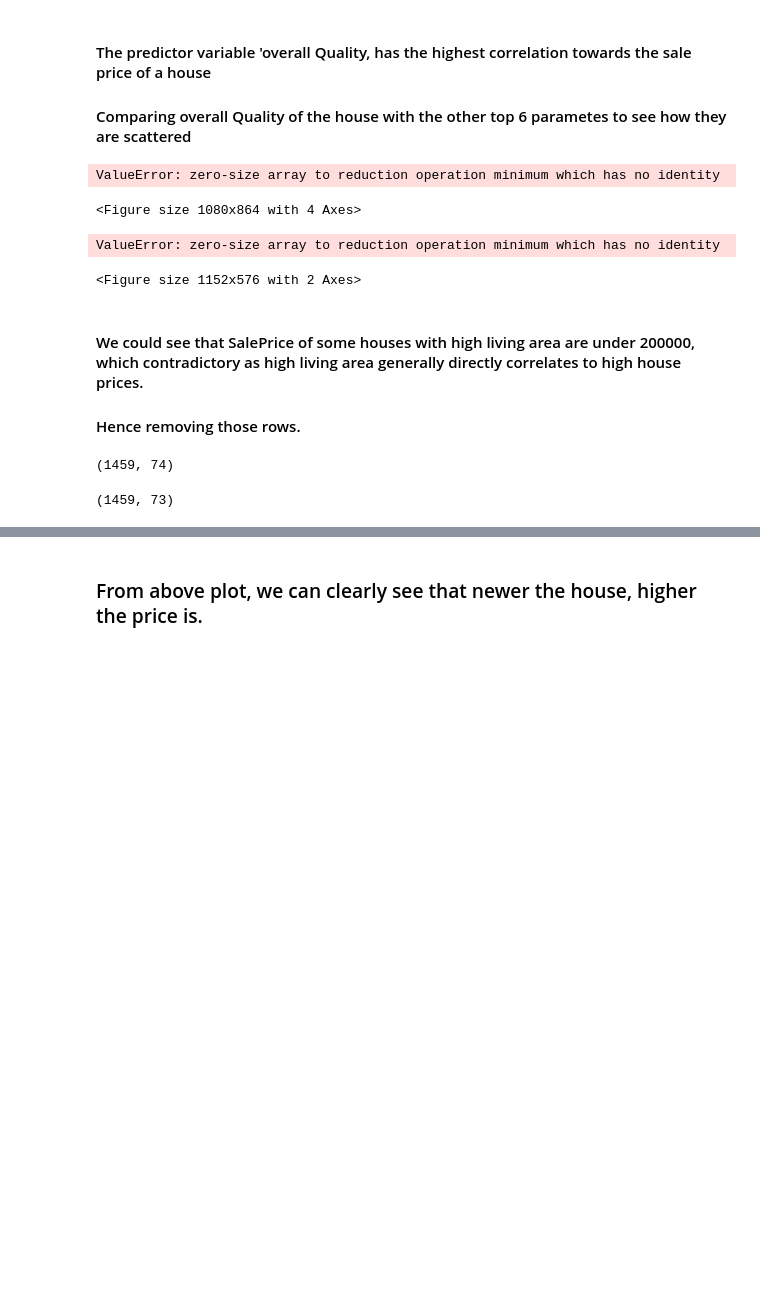
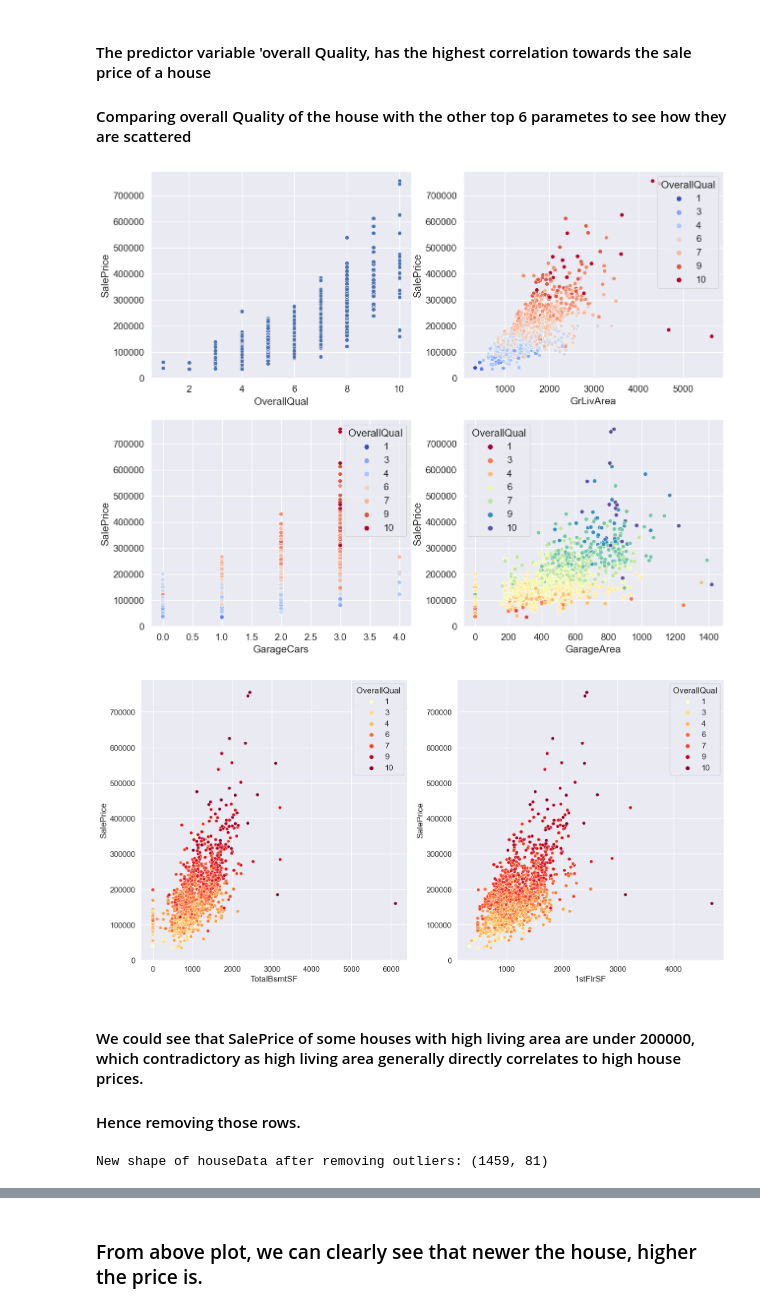
Before and after one commit to vineetkukreti/House_price_prediction, a Jupyter notebook: HousePriceRegression_With_Ensemble.ipynb, the cells around one changed output, grey strips where cells are left out. Drawn from its saved outputs; the diff is of its cells as text; code cells hidden in the pictures; blank space fills up the shorter version.

```diff
--- a/HousePriceRegression_With_Ensemble.ipynb
+++ b/HousePriceRegression_With_Ensemble.ipynb
@@ -207,7 +323,13 @@ GarageYrBlt    5.547945
 dtype: float64
 # %%
-#Similarly checking for missing values and imputations in test dataset.
-for column in houseTest[['GarageType', 'GarageFinish', 'GarageQual', 'GarageCond','BsmtQual','BsmtCond','BsmtExposure','BsmtFinType1','BsmtFinType2','MasVnrType','Electrical']]:
+# Impute missing values for categorical features in houseTest DataFrame
+for column in houseTest[['GarageType', 'GarageFinish', 'GarageQual', 'GarageCond',
+                         'BsmtQual', 'BsmtCond', 'BsmtExposure', 'BsmtFinType1',
+                         'BsmtFinType2', 'MasVnrType', 'Electrical']]:
+    # Calculate mode for the current column and fill missing values with it
     houseTest[column].fillna(houseTest[column].mode()[0], inplace=True)
-missingDataPercentage(houseTest)
+
+# Calculate missing data percentages for the updated houseTest DataFrame
+print("Missing data percentages for updated houseTest:")
+calculate_missing_data_percentage(houseTest)
 # %% [output]
@@ -315,48 +484,48 @@ houseData.describe().transpose()
 #### The predictor variable 'overall Quality, has the highest correlation towards the sale price of a house
 #### Comparing overall Quality of the house with the other top 6 parametes to see how they are scattered
 # %%
-fig = plt.figure(figsize=(15, 12))
+# Set the figure size and font scale
+plt.figure(figsize=(15, 12))
 sns.set(font_scale=1.25)
 
-#Box plot overallqual/salePrice
-fig1 = fig.add_subplot(221);
-sns.scatterplot(x='OverallQual', y='SalePrice', data=houseData[['SalePrice', 'OverallQual']])
+# Scatter plot OverallQual vs SalePrice
+plt.subplot(221)
+sns.scatterplot(x='OverallQual', y='SalePrice', data=houseData)
 
-# GrLivArea vs SalePrice plot
-fig2 = fig.add_subplot(222);
-sns.scatterplot(x = houseData.GrLivArea, y = houseData.SalePrice, hue=houseData.OverallQual, palette= 'coolwarm')
+# Scatter plot GrLivArea vs SalePrice with OverallQual as hue
+plt.subplot(222)
+sns.scatterplot(x='GrLivArea', y='SalePrice', hue='OverallQual', data=houseData, palette='coolwarm')
 
-# GarageCars vs SalePrice plot
-fig3 = fig.add_subplot(223);
-sns.scatterplot(x = houseData.GarageCars, y = houseData.SalePrice, hue=houseData.OverallQual, palette= 'coolwarm')
+# Scatter plot GarageCars vs SalePrice with OverallQual as hue
+plt.subplot(223)
+sns.scatterplot(x='GarageCars', y='SalePrice', hue='OverallQual', data=houseData, palette='coolwarm')
 
-#GarageArea vs SalePrice plot
-fig4 = fig.add_subplot(224);
-sns.scatterplot(x = houseData.GarageArea, y = houseData.SalePrice, hue=houseData.OverallQual, palette= 'Spectral')
+# Scatter plot GarageArea vs SalePrice with OverallQual as hue
+plt.subplot(224)
+sns.scatterplot(x='GarageArea', y='SalePrice', hue='OverallQual', data=houseData, palette='Spectral')
 
-fig5 = plt.figure(figsize=(16, 8))
-fig6 = fig5.add_subplot(121);
-sns.scatterplot(y = houseData.SalePrice , x = houseData.TotalBsmtSF, hue=houseData.OverallQual, palette= 'YlOrRd')
+# Set the figure size and subplot for additional scatter plots
+plt.figure(figsize=(16, 8))
+plt.subplot(121)
+sns.scatterplot(x='TotalBsmtSF', y='SalePrice', hue='OverallQual', data=houseData, palette='YlOrRd')
 
-fig7 = fig5.add_subplot(122);
-sns.scatterplot(y = houseData.SalePrice, x = houseData['1stFlrSF'], hue=houseData.OverallQual, palette= 'YlOrRd')
+plt.subplot(122)
+sns.scatterplot(x='1stFlrSF', y='SalePrice', hue='OverallQual', data=houseData, palette='YlOrRd')
 
-plt.tight_layout();
+# Adjust layout and display the plots
+plt.tight_layout()
 plt.show()
 # %% [output]
-ValueError: zero-size array to reduction operation minimum which has no identity
-<Figure size 1080x864 with 4 Axes>
-ValueError: zero-size array to reduction operation minimum which has no identity
-<Figure size 1152x576 with 2 Axes>
+[figure, added]
+[figure, added]
 # %% [markdown]
 #### We could see that SalePrice of some houses with high living area are under 200000, which contradictory as high living area generally directly correlates to high house prices.
 #### Hence removing those rows.
 # %%
-houseData = houseData.drop(houseData[(houseData.GrLivArea>5000) & (houseData.SalePrice<200000)].index)
-houseData.shape
+# Drop rows where GrLivArea > 5000 and SalePrice < 200,000
+houseData = houseData.drop(houseData[(houseData['GrLivArea'] > 5000) & (houseData['SalePrice'] < 200000)].index)
+
+# Display the new shape of the houseData DataFrame
+print("New shape of houseData after removing outliers:", houseData.shape)
 # %% [output]
-(1459, 74)
+New shape of houseData after removing outliers: (1459, 81)
-# %%
-houseTest.shape
-# %% [output]
-(1459, 73)
```
Also changed, not shown: parts of 76 cells of this notebook, 3 other files.
